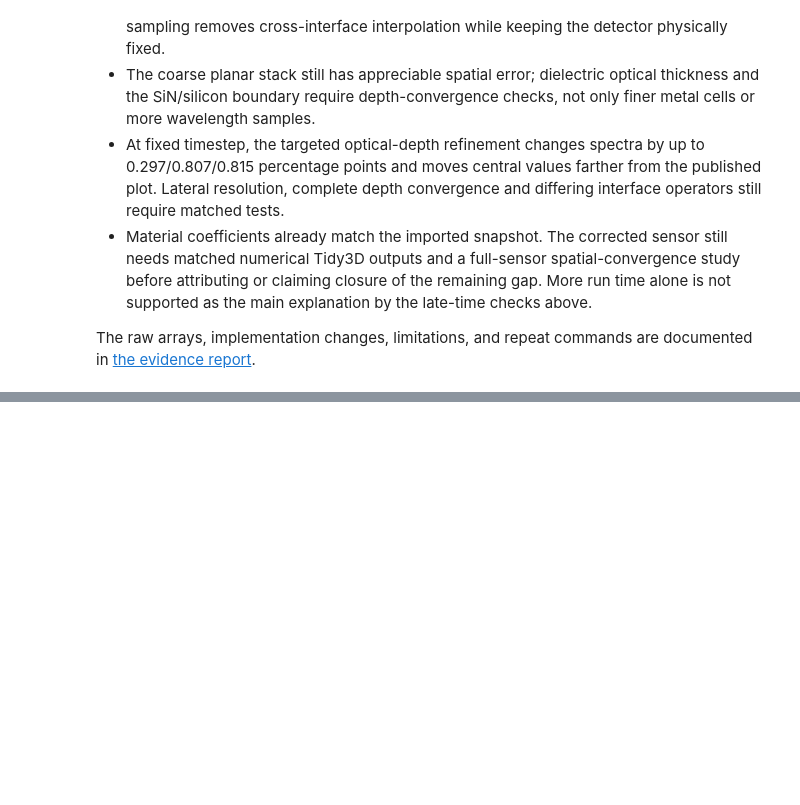
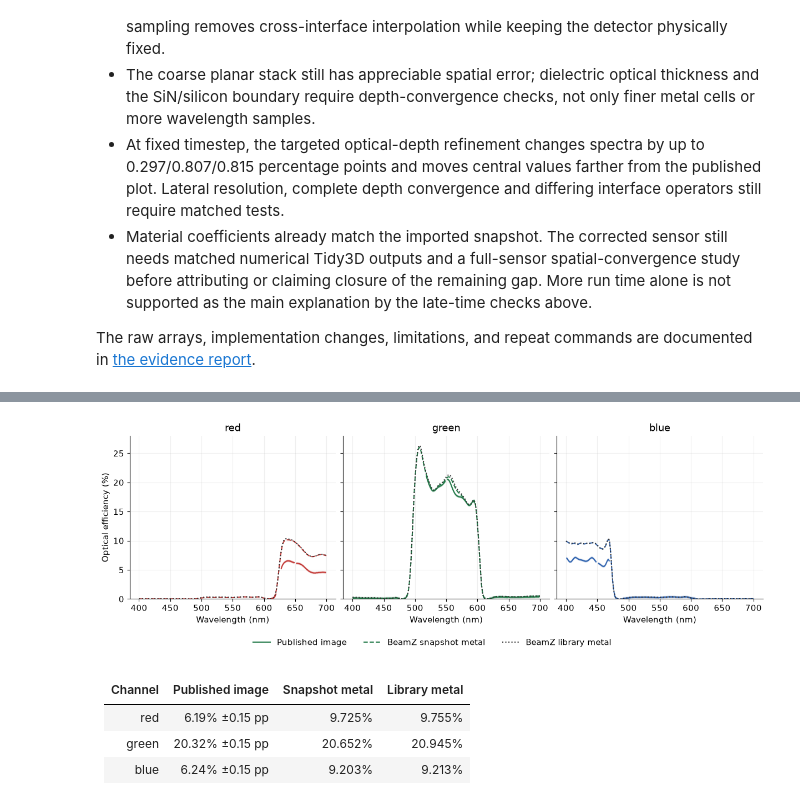
Before and after one commit to cdaunt/beamz, a Jupyter notebook: examples/notebooks/cmos_cause_isolation.ipynb, the cells around one changed output, grey strips where cells are left out. Drawn from its saved outputs; the diff is of its cells as text; code cells hidden in the pictures; blank space fills up the shorter version.

Commit message:
Reconstruct published CMOS curves and audit dispersive tensor smoothing

```diff
--- a/examples/notebooks/cmos_cause_isolation.ipynb
+++ b/examples/notebooks/cmos_cause_isolation.ipynb
@@ -268,0 +275,24 @@ The raw arrays, implementation changes, limitations, and repeat commands are doc
+# %%
+reverse = root / "docs/reviews/cmos-reverse-engineering"
+digitized = np.load(reverse / "digitized_efficiency.npz")
+aluminum = np.load(evidence / "components/full-library-metal/calibrated_efficiency.npz")
+fig, axes = plt.subplots(1, 3, figsize=(12, 3.7), sharey=True, constrained_layout=True)
+for ax, (channel, color) in zip(axes, colors.items()):
+    ax.plot(digitized["wavelength_nm"], 100*digitized[channel], color=color, label="Published image")
+    ax.fill_between(digitized["wavelength_nm"], 100*digitized[channel]-.15, 100*digitized[channel]+.15, color=color, alpha=.2)
+    ax.plot(wl[order], 100*baseline[channel][order], "--", color=color, label="BeamZ snapshot metal")
+    ax.plot(wl[order], 100*aluminum[channel][order], ":", color="0.2", label="BeamZ library metal")
+    ax.set(title=channel, xlabel="Wavelength (nm)", ylim=(0,28)); ax.grid(alpha=.2)
+axes[0].set_ylabel("Optical efficiency (%)")
+fig.legend(*axes[1].get_legend_handles_labels(), loc="upper center", bbox_to_anchor=(.5,-.02), ncol=3, frameon=False)
+fig.savefig(reverse/"aluminum_control_comparison.png", dpi=150, bbox_inches="tight"); plt.show()
+published = read_report(reverse/"digitization_report.json")["channels"]
+metal_report = read_report(evidence/"components/full-library-metal/report.json")
+show_table(["Channel", "Published image", "Snapshot metal", "Library metal"], [(c, f"{published[c]['central_percent']:.2f}% ±0.15 pp", f"{a['central_efficiency_percent'][c]:.3f}%", f"{metal_report['central_efficiency_percent'][c]:.3f}%") for c in colors])
+# %% [output]
+[figure, added]
+| Channel | Published image | Snapshot metal | Library metal |
+|---|---|---|---|
+| red | 6.19% ±0.15 pp | 9.725% | 9.755% |
+| green | 20.32% ±0.15 pp | 20.652% | 20.945% |
+| blue | 6.24% ±0.15 pp | 9.203% | 9.213% |
```
Also changed, not shown: parts of 2 cells of this notebook, 36 other files.
